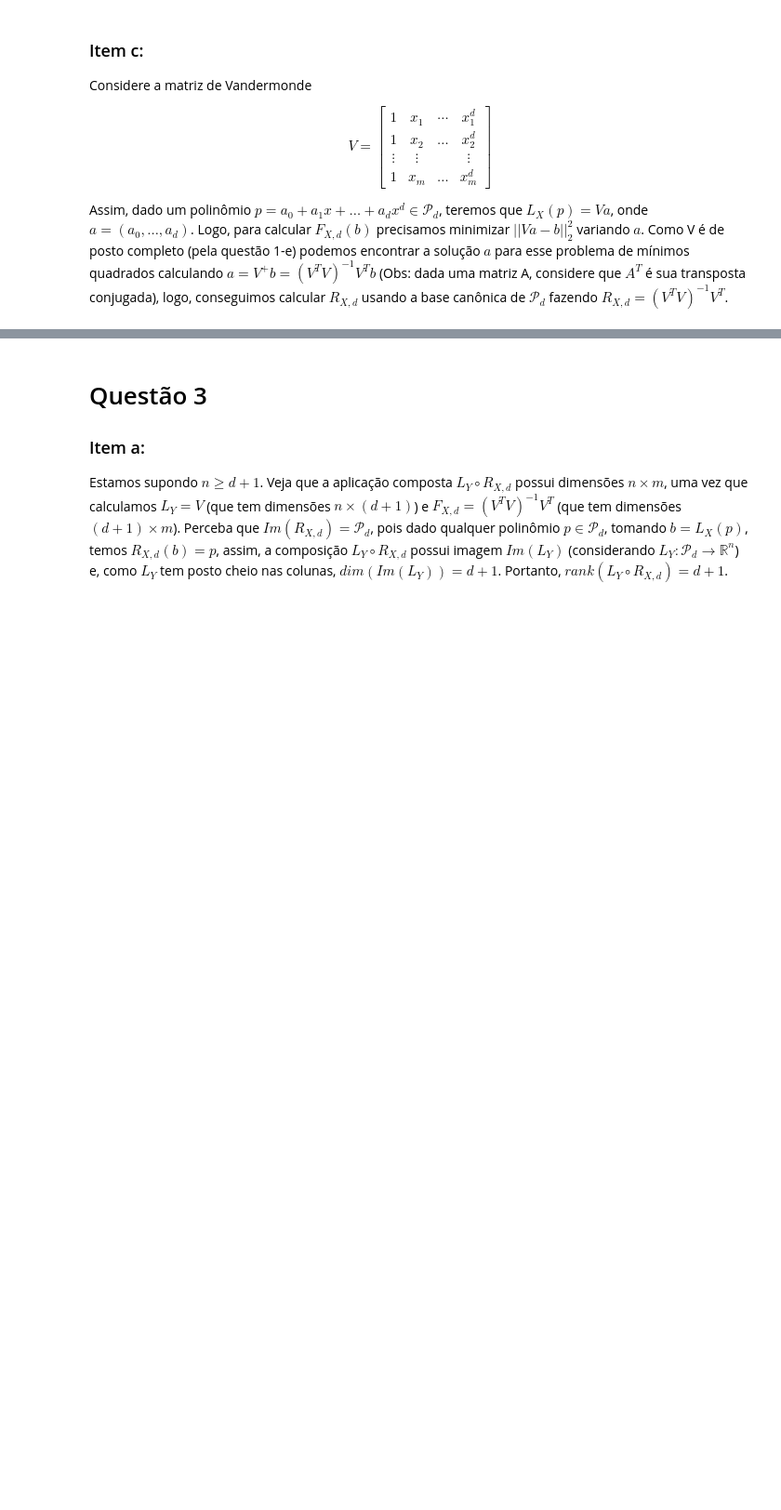
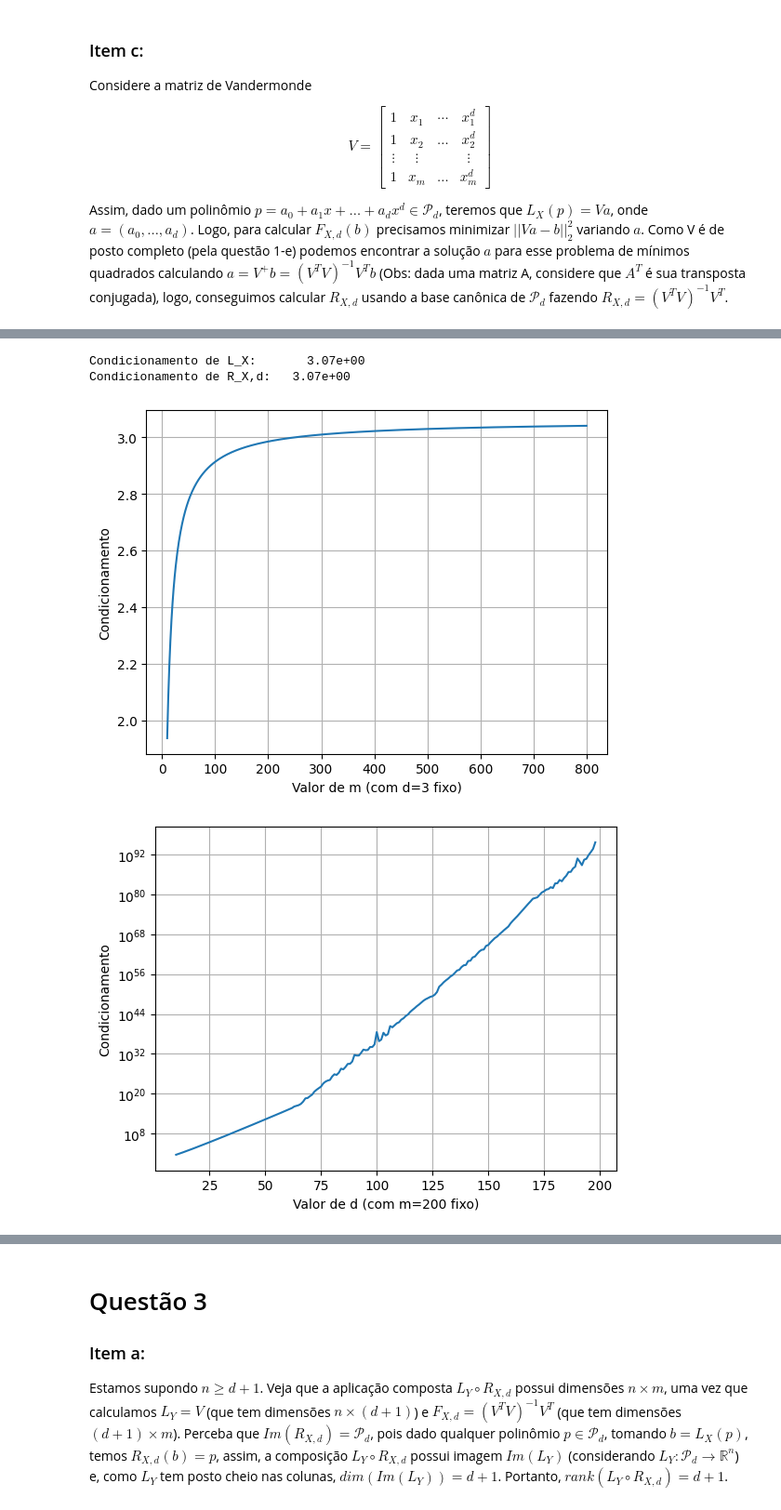
Before and after one commit to Gustasnz/Projeto-3---ALN, a Jupyter notebook: Projeto3.ipynb, the cells around one changed output, grey strips where cells are left out. Shown at 93% size. Cells and saved outputs as stored; diff of their text form; code cells hidden in the pictures; blank space fills up the shorter version.

```diff
--- a/Projeto3.ipynb
+++ b/Projeto3.ipynb
@@ -119,0 +186,71 @@ Sendo $(p_1,\dots,p_{d+1})$ a base dos polinômios interpoladores de Lagrange, c
+# %%
+def base_lagrange(x_i, x, j):
+    d = len(x) - 1
+    y = np.ones_like(x_i, dtype=float)
+    for k in range(d + 1):
+        if k != j:
+            y *= (x_i - x[k]) / (x[j] - x[k])
+    return y
+
+def lagrange_L(X, d):
+    m = len(X)
+    x = np.linspace(X.min(), X.max(), d + 1)
+    L = np.zeros((m, d + 1))
+    for j in range(d+1):
+        L[:, j] = base_lagrange(X, x, j)
+    return L
+
+def lagrange_R_comp_L(x, deg):
+    lx = lagrange_L(x, deg)
+    r = np.linalg.inv(lx.T @ lx) @ lx.T
+    return r, lx
+
+X = np.linspace(-1, 1, 20) # 10 pontos de 0 a 10
+d = 5 # Polinômio de grau 5
+
+R, L = lagrange_R_comp_L(X, d)
+
+# Calculando os números de condicionamento (norma 2)
+cond_L = np.linalg.cond(L)
+cond_R = np.linalg.cond(R)
+
+print(f"Condicionamento de L_X:       {cond_L:.2e}")
+print(f"Condicionamento de R_X,d:   {cond_R:.2e}")
+# %% [output]
+Condicionamento de L_X:       3.07e+00
+Condicionamento de R_X,d:   3.07e+00
+# %%
+# teste 1
+d=3
+condicionamento=[]
+for m in range(10,800): # como o condicionamento se comporta variando o m
+    x=np.linspace(-1,1,m)
+    y=np.sin(x)+np.random.normal(0,1,x.size)
+    w,lx=lagrange_R_comp_L(x,d)
+    condicionamento.append(np.linalg.cond(lx))
+ms = np.arange(10,800)
+plt.plot(ms, condicionamento)
+plt.xlabel("Valor de m (com d=3 fixo)")
+plt.ylabel("Condicionamento")
+plt.grid()
+plt.show()
+
+# teste 2
+m=200
+condicionamento=[]
+for d in range(10,199): # como o condicionamento se comporta variando o d
+    x=np.linspace(-1,1,m)
+    y=np.sin(x)+np.random.normal(0,1,x.size)
+    w,lx=lagrange_R_comp_L(x,d)
+    singular_values = np.linalg.svd(lx, compute_uv=False)
+    condicionamento.append(np.linalg.cond(lx))
+ms = np.arange(10,199)
+plt.plot(ms, condicionamento)
+plt.xlabel("Valor de d (com m=200 fixo)")
+plt.ylabel("Condicionamento")
+plt.yscale("log")
+plt.grid()
+plt.show()
+# %% [output]
+[figure, added]
+[figure, added]
```
Also changed, not shown: parts of 12 cells of this notebook, 1 other file.
